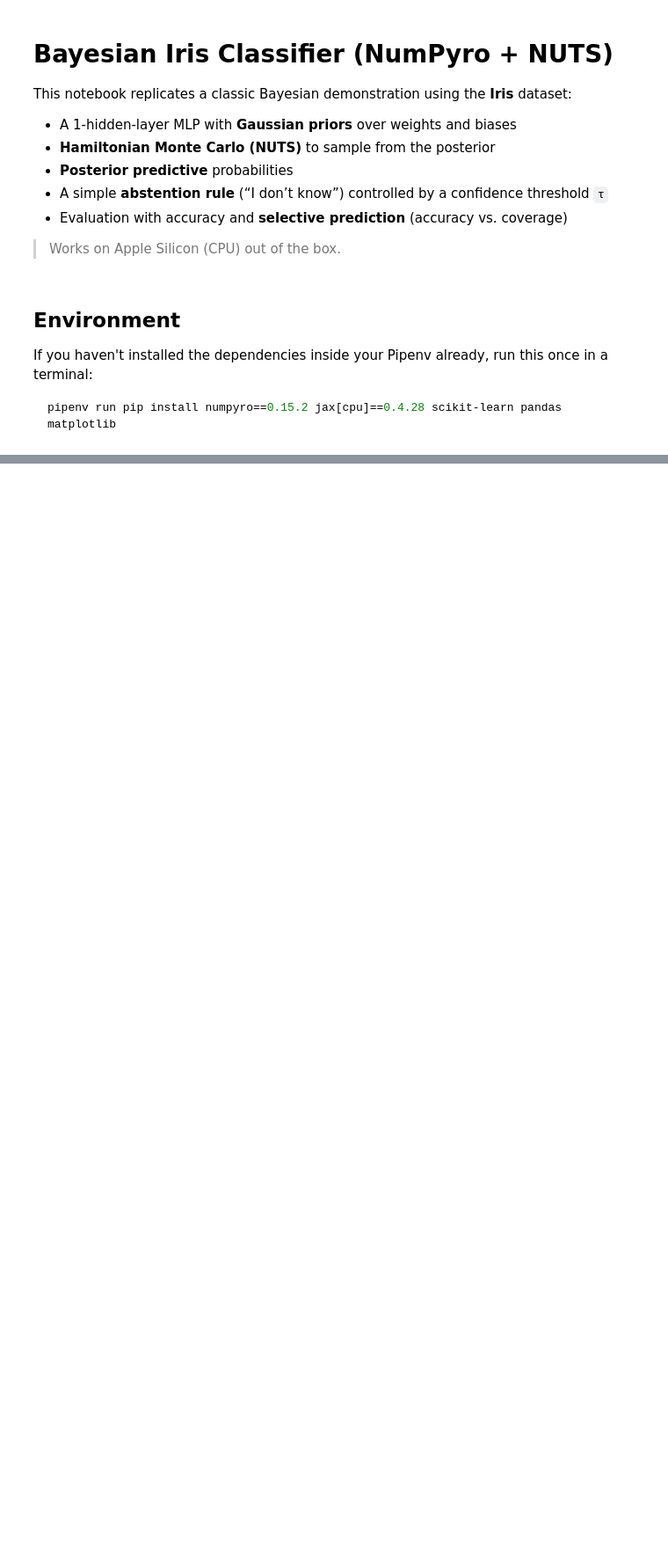
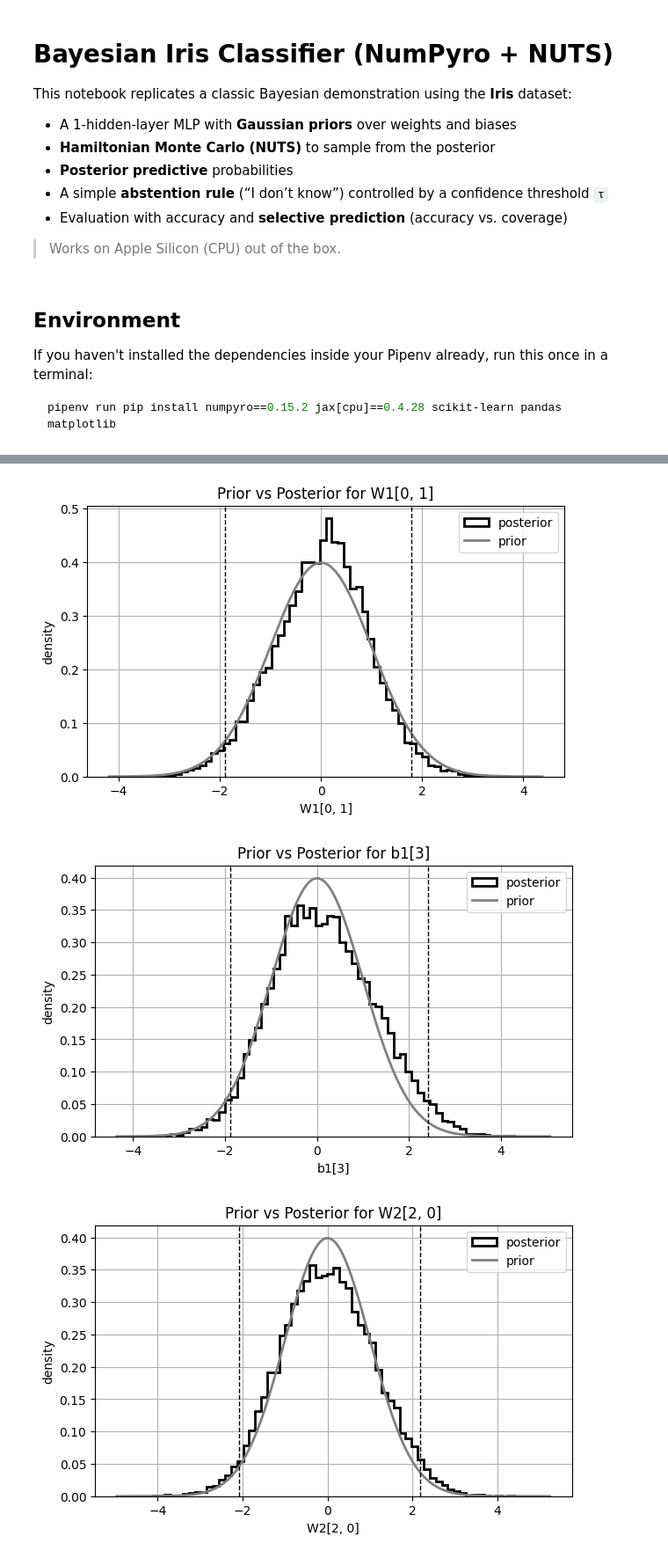
Before and after one commit to rdisipio/BayesianLM-QA, a Jupyter notebook: iris_bayes_mlp.ipynb, the cells around one changed output, grey strips where cells are left out. Shown: that part at 88% size. Drawn from its saved outputs; the diff is of its cells as text; code cells hidden in the pictures; blank space fills up the shorter version.

```diff
--- a/iris_bayes_mlp.ipynb
+++ b/iris_bayes_mlp.ipynb
@@ -77,11 +77,14 @@ def model(X, y=None):
     with numpyro.plate("data", X.shape[0]):
         numpyro.sample("obs", dist.Categorical(logits=logits), obs=y)
 # %%
-
-# Inference with NUTS
-rng_key = jax.random.PRNGKey(0)
-nuts = NUTS(model, dense_mass=True, target_accept_prob=0.85)
-mcmc = MCMC(nuts, num_warmup=800, num_samples=800, num_chains=2, progress_bar=True)
-mcmc.run(rng_key, X=Xtr, y=ytr)
+nuts = NUTS(model, dense_mass=True, target_accept_prob=0.9, max_tree_depth=12)
+mcmc = MCMC(
+    nuts,
+    num_warmup=1500,      # quick: 800/1000
+    num_samples=4000,     # quick: 800/1000
+    num_chains=4,         # more chains → better ESS
+    chain_method="parallel",
+)
+mcmc.run(jax.random.PRNGKey(0), X=Xtr, y=ytr)
 posterior = mcmc.get_samples()
-mcmc.print_summary()
+mcmc.print_summary()      # check ESS and R-hat
@@ -177,0 +344,26 @@ plt.show()
+# %%
+# After you've run NUTS and 'posterior' exists:
+
+# Single parameter overlays (on-screen)
+plot_prior_vs_posterior(posterior, "W1", (0, 1))
+plot_prior_vs_posterior(posterior, "b1", (3,))
+plot_prior_vs_posterior(posterior, "W2", (2, 0))
+plot_prior_vs_posterior(posterior, "b2", (1,))
+
+# Batch export: saves PNGs under figures/prior_posterior/
+export_summary = export_all_prior_posterior_plots(
+    posterior,
+    param_names=("W1", "b1", "W2", "b2"),
+    out_dir="figures/prior_posterior",
+    bins=60,
+    dpi=160,
+    limit_per_param=50,  # set None to export all entries
+)
+
+# Quick peek at what was saved:
+for k, v in export_summary.items():
+    print(k, "→", len(v), "files (e.g.,)", v[:3])
+# %% [output]
+[figure, added]
+[figure, added]
+[figure, added]
```
Also changed, not shown: parts of 11 cells of this notebook.
